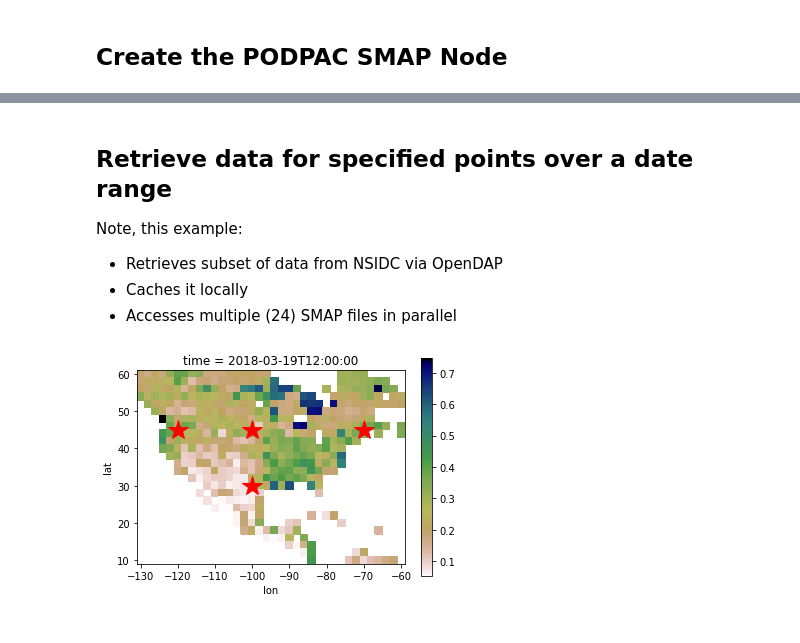
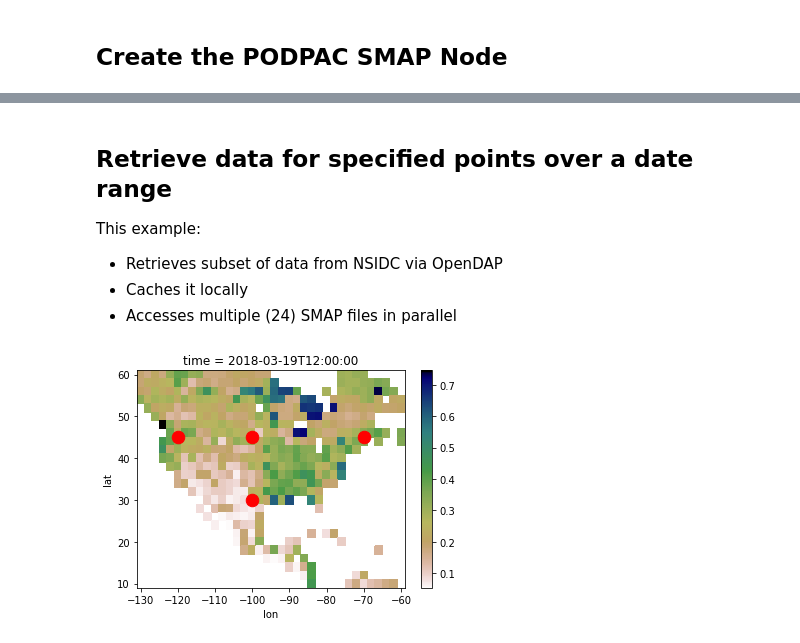
Before and after one commit to creare-com/podpac-examples, a Jupyter notebook: notebooks/basic_examples/010-retrieving-SMAP-data.ipynb, the cells around one changed output, grey strips where cells are left out. Cells and saved outputs as stored; diff of their text form; code cells hidden in the pictures.

```diff
--- a/notebooks/basic_examples/010-retrieving-SMAP-data.ipynb
+++ b/notebooks/basic_examples/010-retrieving-SMAP-data.ipynb
@@ -39,10 +43,13 @@ Password: ··················
 # %% [markdown]
 ## Create the PODPAC SMAP Node
 # %%
+import podpac
+import podpac.datalib  # imports external data wrapper for PODPAC
+
 # Create the SMAP node
 product = 'SPL4SMAU'   # Level 4 soil moisture analysis update
-sm = podpac.datalib.SMAP(product=product,
+smap = podpac.datalib.SMAP(product=product,
                          interpolation='nearest', cache_type='disk',
                          username=username, password=password)
-sm
+smap
 # %% [output]
@@ -58,6 +69,7 @@ Note, this example:
 # Specify region of interest on a uniform grid
 lat = podpac.crange(  60,  10, -2.0)  # (start, stop, step)
 lon = podpac.crange(-130, -60,  2.0)  # (start, stop, step)
+
 # Specify date and time
 time = '2018-03-19T12:00:00'
 
@@ -65,4 +77,5 @@ time = '2018-03-19T12:00:00'
 coords = podpac.Coordinates([lat, lon, time], dims=['lat', 'lon', 'time'])
 
 # Evaluate the node to retrieve and interpolate the data
-smap_data = sm.eval(coords)
+# (this will take a little while depending on network connection and NSIDC response)
+smap_data = smap.eval(coords)
@@ -78,23 +88,22 @@ ax = axis('scaled')
 # %% [markdown]
 ## Retrieve data for specified points over a date range
-Note, this example:
+
+This example:
+
 * Retrieves subset of data from NSIDC via OpenDAP
 * Caches it locally
 * Accesses multiple (24) SMAP files in parallel
 # %%
-# Look at a list of points
-lat_lon_pts = np.array([
-    (  45.0, 45.0,  45.0, 30.0),  # Lat
-    (-100.0, -70, -120.0, -100.0), # Lon
-])
+# Specify a few (lat, lon) points to get data for
+lat_pts = [45.0, 45.0,  45.0, 30.0]
+lon_pts = [-100.0, -70, -120.0, -100.0]
 
-# Let's plot the points
-figure()
-smap_data.plot(cmap='gist_earth_r')
-axis('scaled')
-ax = plot(lat_lon_pts[1], lat_lon_pts[0], 'r*', ms=20)
+# Plot the points on top of the SMAP data
+smap_data.plot(cmap='gist_earth_r')                 # plots smap data
+plot(lon_pts, lat_pts, 'r.', ms=25)   # plots point on map (defined above)
+pass
 # %% [output]
-[figure, old version]
+[figure, new version]
 # %%
 # Specify the time range
 time = podpac.crange('2018-05-15T00', '2018-05-19T00', '3,h')
```
Also changed, not shown: parts of 14 cells of this notebook, 1 other file.
